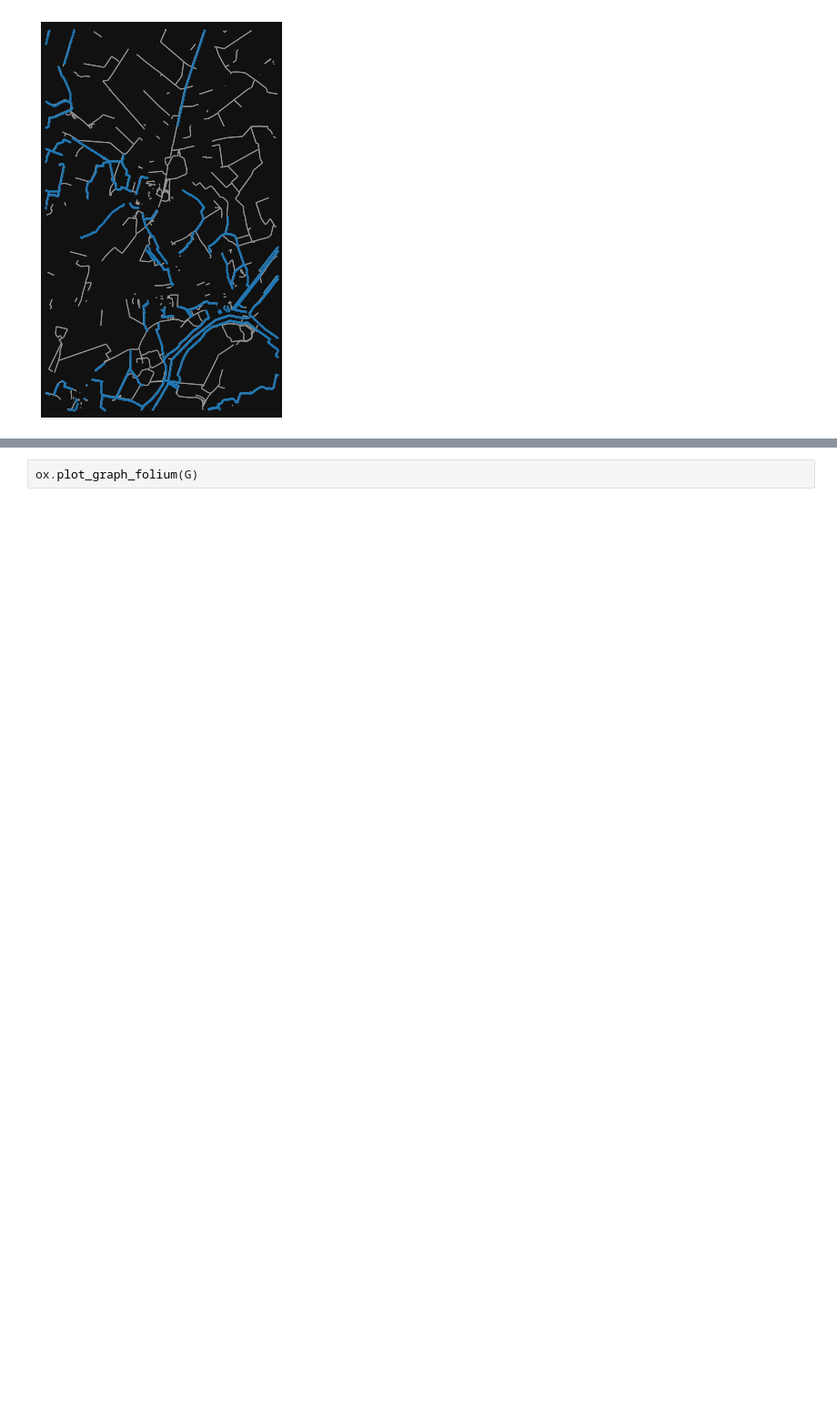
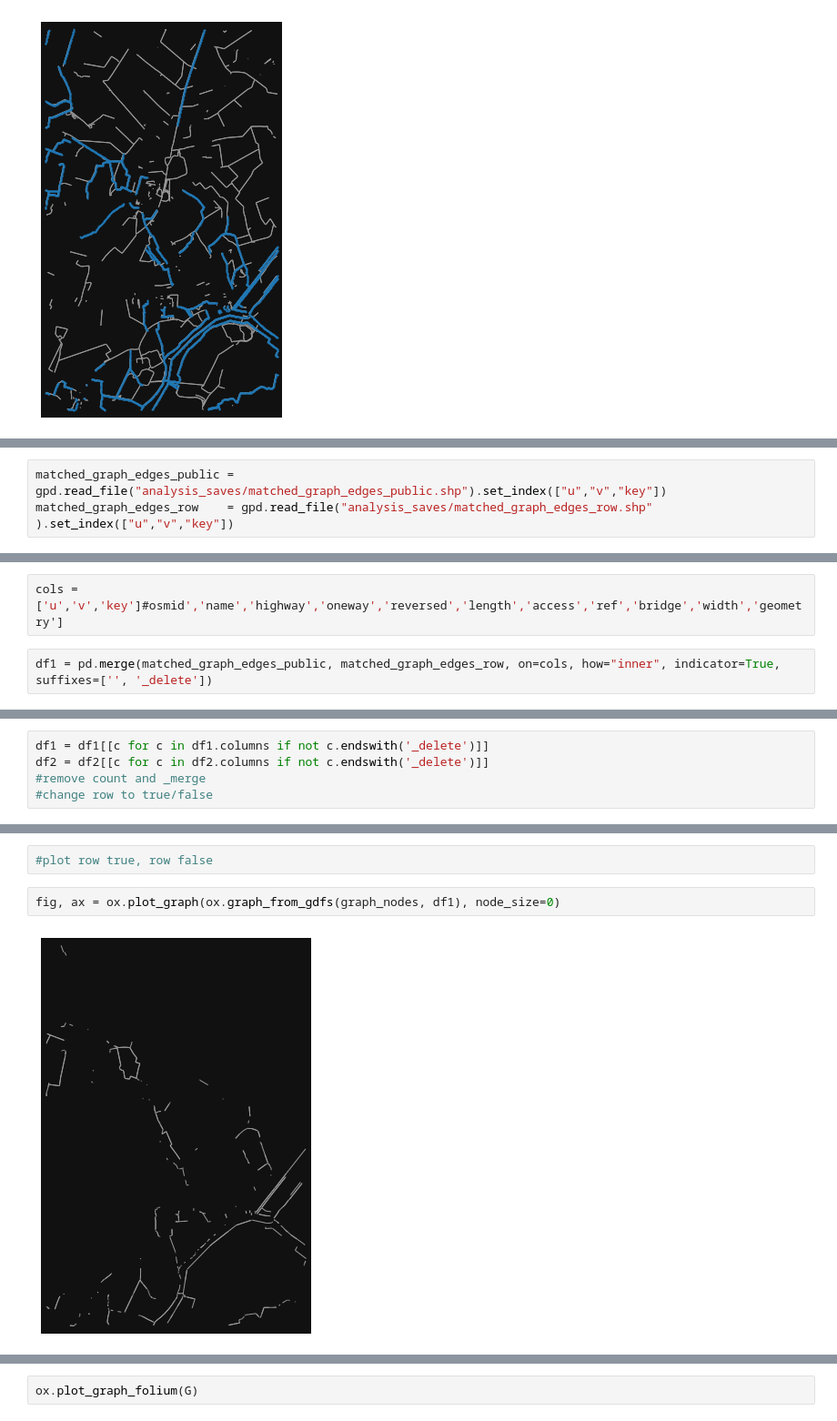
Before and after one commit to Andrewwango/prow-map, a Jupyter notebook: analysis.ipynb, the cells around one changed output, grey strips where cells are left out. Shown at 91% size. Cells and saved outputs as stored; diff of their text form; blank space fills up the shorter version.

```diff
--- a/analysis.ipynb
+++ b/analysis.ipynb
@@ -78,0 +93,3 @@ nearest_edges
+# %%
+matched_graph_edges_public = gpd.read_file("analysis_saves/matched_graph_edges_public.shp").set_index(["u","v","key"])
+matched_graph_edges_row    = gpd.read_file("analysis_saves/matched_graph_edges_row.shp"   ).set_index(["u","v","key"])
@@ -78,0 +99,4 @@ nearest_edges
+# %%
+cols = ['u','v','key']#osmid','name','highway','oneway','reversed','length','access','ref','bridge','width','geometry']
+# %%
+df1 = pd.merge(matched_graph_edges_public, matched_graph_edges_row, on=cols, how="inner", indicator=True, suffixes=['', '_delete'])
@@ -78,0 +108,5 @@ nearest_edges
+# %%
+df1 = df1[[c for c in df1.columns if not c.endswith('_delete')]]
+df2 = df2[[c for c in df2.columns if not c.endswith('_delete')]]
+#remove count and _merge
+#change row to true/false
@@ -78,0 +147,6 @@ nearest_edges
+# %%
+#plot row true, row false
+# %%
+fig, ax = ox.plot_graph(ox.graph_from_gdfs(graph_nodes, df1), node_size=0)
+# %% [output]
+[figure, added]
```
Also changed, not shown: parts of 37 cells of this notebook, 10 other files.
